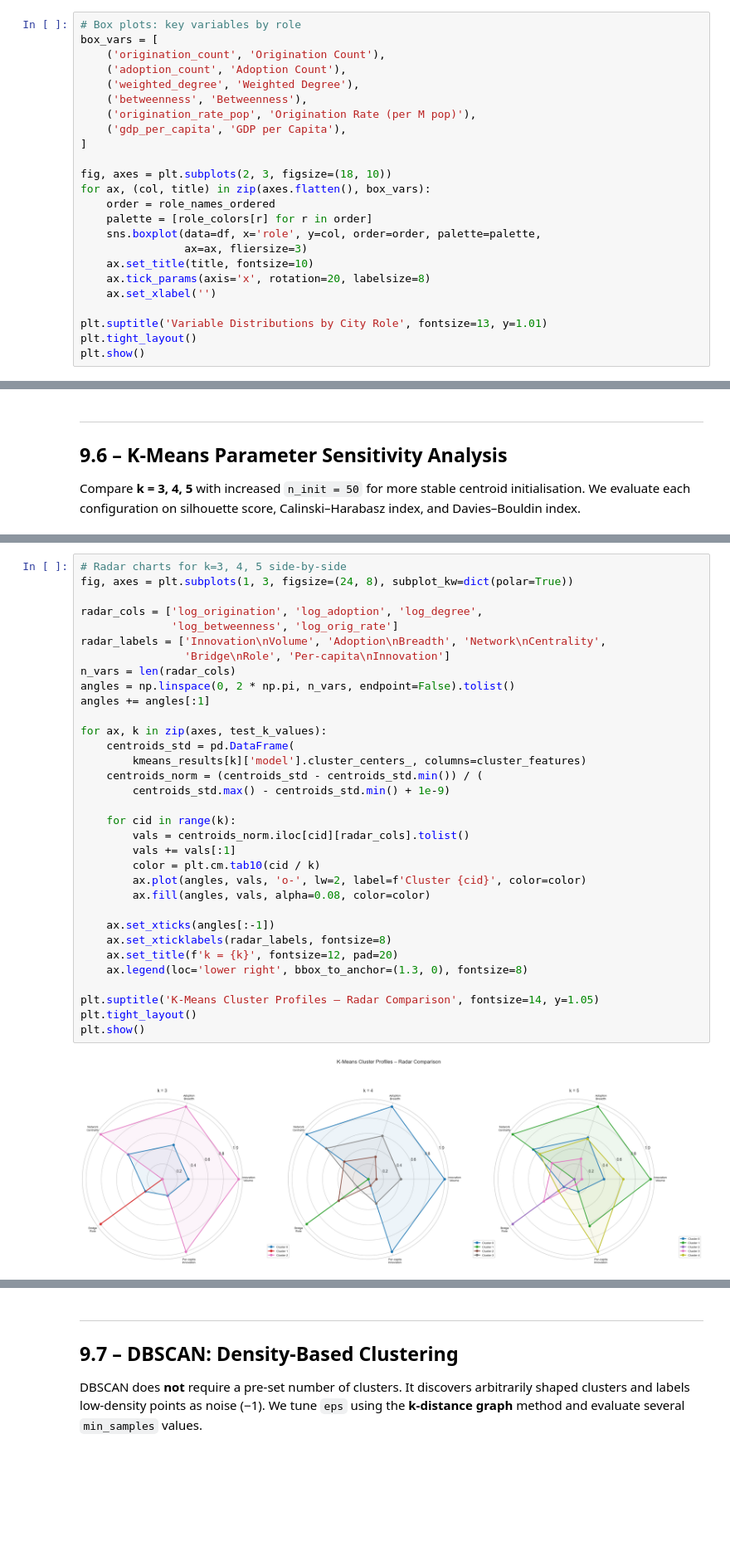
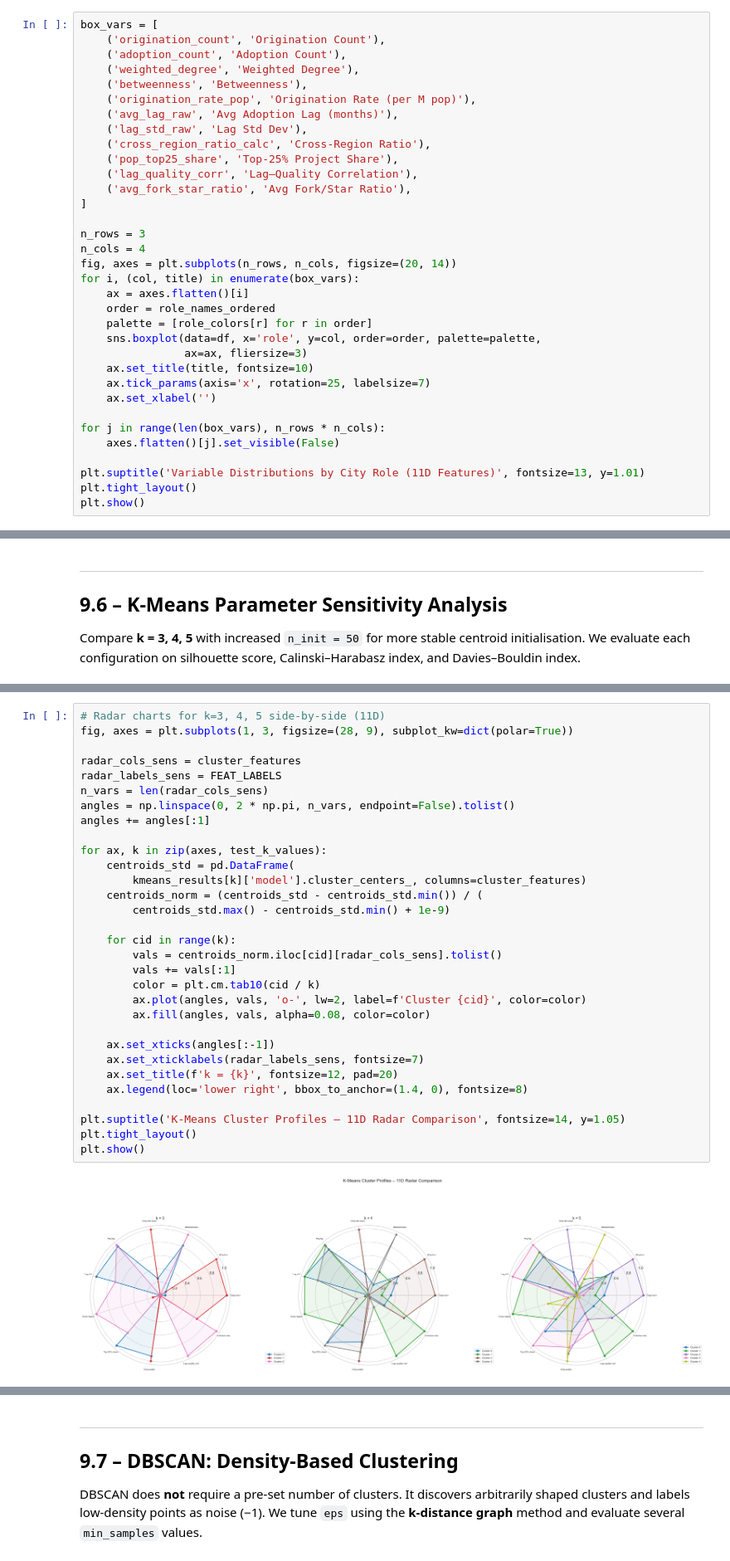
Before and after one commit to XINRUIQI/CASA0006-DSSS-Assessment, a Jupyter notebook: notebooks/step9_kmeans.ipynb, the cells around one changed output, grey strips where cells are left out. Shown at 83% size. Saved outputs shown, nothing was run; the diff lists cells and outputs as text; blank space fills up the shorter version.

```diff
--- a/notebooks/step9_kmeans.ipynb
+++ b/notebooks/step9_kmeans.ipynb
@@ -374,25 +479,35 @@ plt.show()
 # %%
-# Box plots: key variables by role
 box_vars = [
     ('origination_count', 'Origination Count'),
     ('adoption_count', 'Adoption Count'),
     ('weighted_degree', 'Weighted Degree'),
     ('betweenness', 'Betweenness'),
     ('origination_rate_pop', 'Origination Rate (per M pop)'),
-    ('gdp_per_capita', 'GDP per Capita'),
+    ('avg_lag_raw', 'Avg Adoption Lag (months)'),
+    ('lag_std_raw', 'Lag Std Dev'),
+    ('cross_region_ratio_calc', 'Cross-Region Ratio'),
+    ('pop_top25_share', 'Top-25% Project Share'),
+    ('lag_quality_corr', 'Lag–Quality Correlation'),
+    ('avg_fork_star_ratio', 'Avg Fork/Star Ratio'),
 ]
 
-fig, axes = plt.subplots(2, 3, figsize=(18, 10))
-for ax, (col, title) in zip(axes.flatten(), box_vars):
+n_rows = 3
+n_cols = 4
+fig, axes = plt.subplots(n_rows, n_cols, figsize=(20, 14))
+for i, (col, title) in enumerate(box_vars):
+    ax = axes.flatten()[i]
     order = role_names_ordered
     palette = [role_colors[r] for r in order]
     sns.boxplot(data=df, x='role', y=col, order=order, palette=palette,
                 ax=ax, fliersize=3)
     ax.set_title(title, fontsize=10)
-    ax.tick_params(axis='x', rotation=20, labelsize=8)
+    ax.tick_params(axis='x', rotation=25, labelsize=7)
     ax.set_xlabel('')
 
-plt.suptitle('Variable Distributions by City Role', fontsize=13, y=1.01)
+for j in range(len(box_vars), n_rows * n_cols):
+    axes.flatten()[j].set_visible(False)
+
+plt.suptitle('Variable Distributions by City Role (11D Features)', fontsize=13, y=1.01)
 plt.tight_layout()
 plt.show()
 # %% [output]
@@ -572,38 +687,36 @@ plt.show()
 # %%
-# Radar charts for k=3, 4, 5 side-by-side
-fig, axes = plt.subplots(1, 3, figsize=(24, 8), subplot_kw=dict(polar=True))
+# Radar charts for k=3, 4, 5 side-by-side (11D)
+fig, axes = plt.subplots(1, 3, figsize=(28, 9), subplot_kw=dict(polar=True))
 
-radar_cols = ['log_origination', 'log_adoption', 'log_degree',
-              'log_betweenness', 'log_orig_rate']
-radar_labels = ['Innovation\nVolume', 'Adoption\nBreadth', 'Network\nCentrality',
-                'Bridge\nRole', 'Per-capita\nInnovation']
-n_vars = len(radar_cols)
+radar_cols_sens = cluster_features
+radar_labels_sens = FEAT_LABELS
+n_vars = len(radar_cols_sens)
 angles = np.linspace(0, 2 * np.pi, n_vars, endpoint=False).tolist()
 angles += angles[:1]
 
 for ax, k in zip(axes, test_k_values):
     centroids_std = pd.DataFrame(
         kmeans_results[k]['model'].cluster_centers_, columns=cluster_features)
     centroids_norm = (centroids_std - centroids_std.min()) / (
         centroids_std.max() - centroids_std.min() + 1e-9)
 
     for cid in range(k):
-        vals = centroids_norm.iloc[cid][radar_cols].tolist()
+        vals = centroids_norm.iloc[cid][radar_cols_sens].tolist()
         vals += vals[:1]
         color = plt.cm.tab10(cid / k)
         ax.plot(angles, vals, 'o-', lw=2, label=f'Cluster {cid}', color=color)
         ax.fill(angles, vals, alpha=0.08, color=color)
 
     ax.set_xticks(angles[:-1])
-    ax.set_xticklabels(radar_labels, fontsize=8)
+    ax.set_xticklabels(radar_labels_sens, fontsize=7)
     ax.set_title(f'k = {k}', fontsize=12, pad=20)
-    ax.legend(loc='lower right', bbox_to_anchor=(1.3, 0), fontsize=8)
+    ax.legend(loc='lower right', bbox_to_anchor=(1.4, 0), fontsize=8)
 
-plt.suptitle('K-Means Cluster Profiles – Radar Comparison', fontsize=14, y=1.05)
+plt.suptitle('K-Means Cluster Profiles – 11D Radar Comparison', fontsize=14, y=1.05)
 plt.tight_layout()
 plt.show()
 # %% [output]
-[figure, old version]
+[figure, new version]
 # %%
 # Cluster size distribution for k = 3, 4, 5
 fig, axes = plt.subplots(1, 3, figsize=(18, 5))
```
Also changed, not shown: parts of 32 cells of this notebook, 12 other files.
